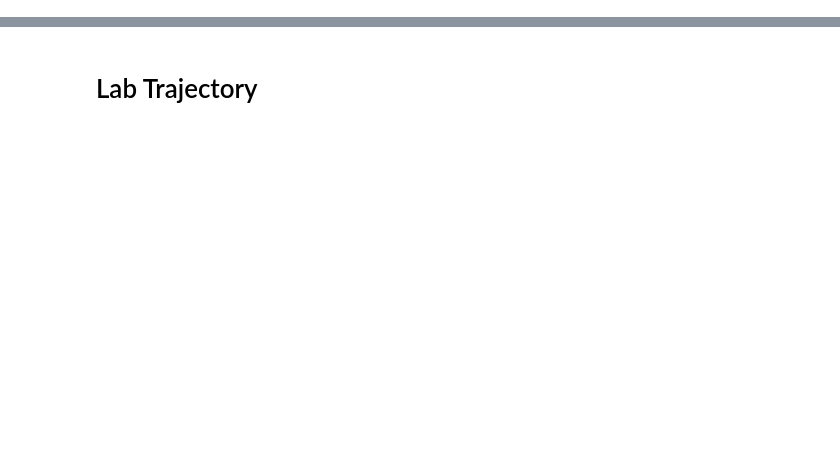
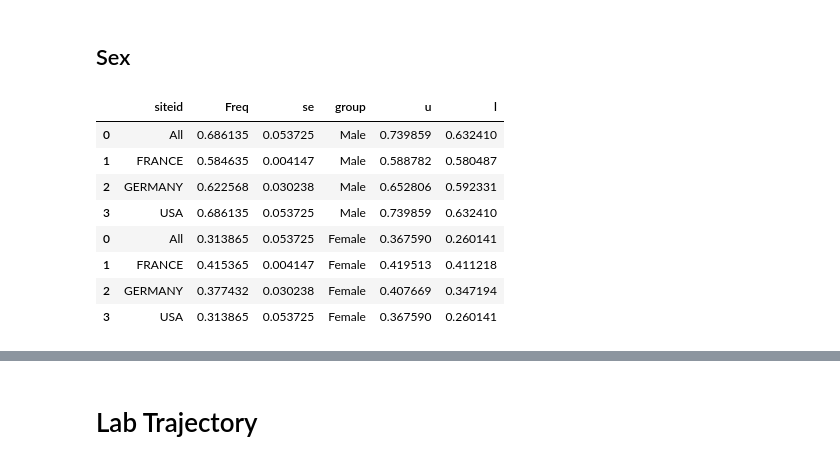
Before and after one commit to covidclinical/visualization-notebooks, a Jupyter notebook: notebooks/2.1.new_figures_for_phase_1.1_paper.ipynb, the cells around one changed output, grey strips where cells are left out. Cells and saved outputs as stored; diff of their text form; code cells hidden in the pictures; blank space fills up the shorter version.

```diff
--- a/notebooks/2.1.new_figures_for_phase_1.1_paper.ipynb
+++ b/notebooks/2.1.new_figures_for_phase_1.1_paper.ipynb
@@ -85,0 +165,30 @@ site_to_contry = {
+# %% [markdown]
+## Sex
+# %%
+df = pd.read_csv(join("..", "data", "Phase2.1SurvivalRSummariesPublic", "ToShare", "table.R1.sex"))
+
+df['group'] = 'Male'
+
+# Female
+fdf = df.copy()
+fdf['group'] = 'Female'
+fdf.Freq = fdf.Freq.apply(lambda x: 1-x)
+
+df = df.append(fdf)
+
+df.siteid = df.siteid.apply(lambda x: x.upper().replace('META-', '').replace('META', 'All'))
+
+df['u'] = df.Freq + df.se
+df['l'] = df.Freq - df.se
+
+df
+# %% [output]
+|  | siteid | Freq | se | group | u | l |
+| 0 | All | 0.686135 | 0.053725 | Male | 0.739859 | 0.632410 |
+| 1 | FRANCE | 0.584635 | 0.004147 | Male | 0.588782 | 0.580487 |
+| 2 | GERMANY | 0.622568 | 0.030238 | Male | 0.652806 | 0.592331 |
+| 3 | USA | 0.686135 | 0.053725 | Male | 0.739859 | 0.632410 |
+| 0 | All | 0.313865 | 0.053725 | Female | 0.367590 | 0.260141 |
+| 1 | FRANCE | 0.415365 | 0.004147 | Female | 0.419513 | 0.411218 |
+| 2 | GERMANY | 0.377432 | 0.030238 | Female | 0.407669 | 0.347194 |
+| 3 | USA | 0.313865 | 0.053725 | Female | 0.367590 | 0.260141 |
```
Also changed, not shown: parts of 9 cells of this notebook, 1 other file.
